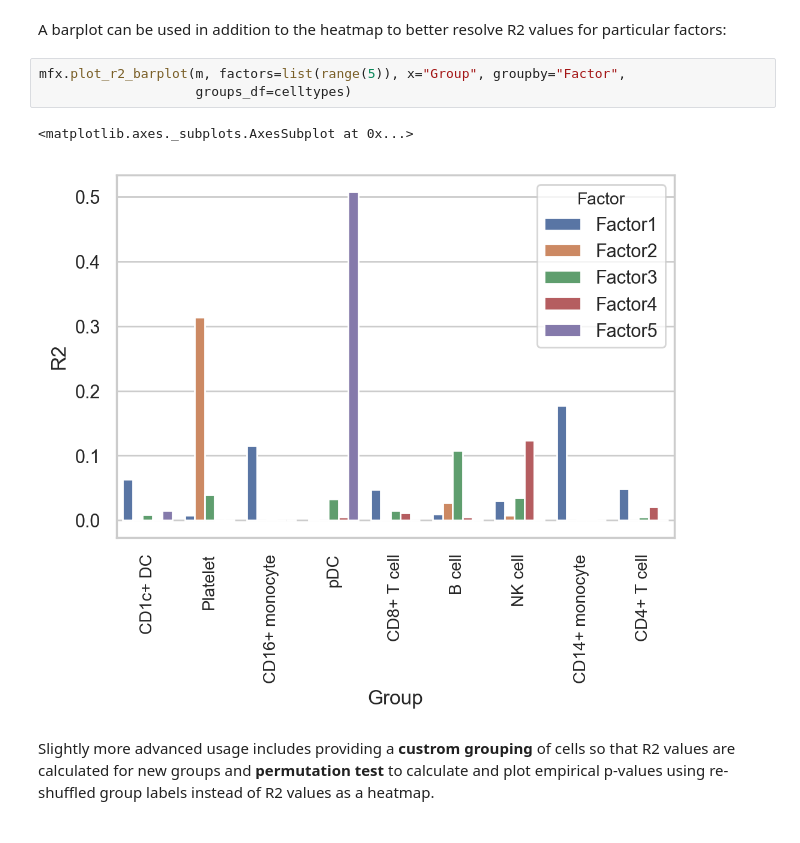
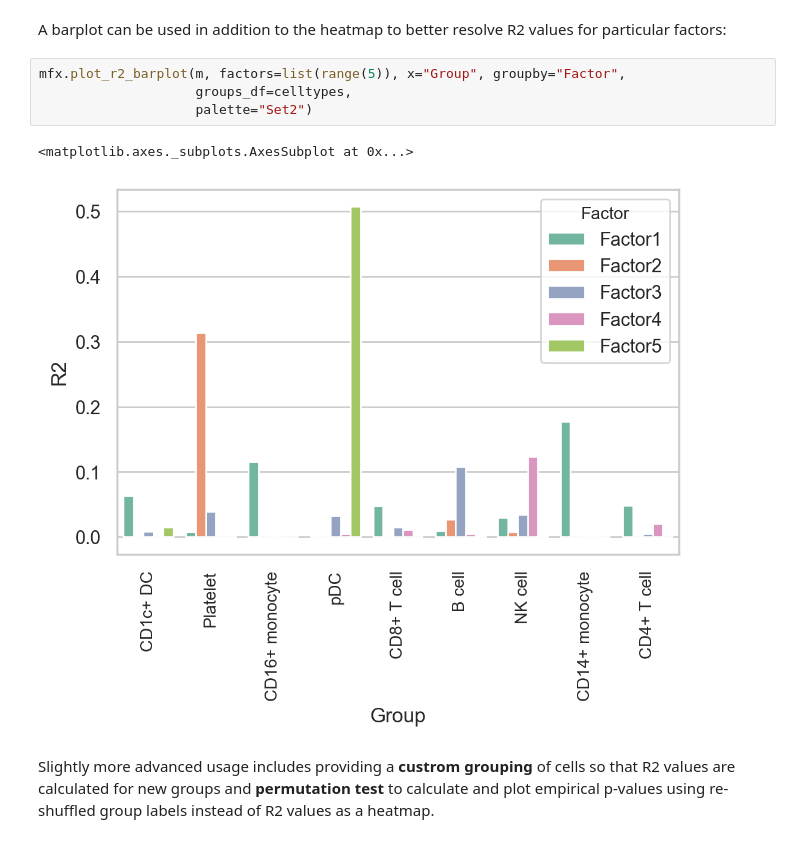
Before and after one commit to bioFAM/mofax, a Jupyter notebook: notebooks/getting_started_pbmc10k.ipynb, the cells around one changed output. Drawn from its saved outputs; the diff is of its cells as text.

```diff
--- a/notebooks/getting_started_pbmc10k.ipynb
+++ b/notebooks/getting_started_pbmc10k.ipynb
@@ -261,10 +274,11 @@ mfx.plot_r2(m, factors=list(range(10)),
 A barplot can be used in addition to the heatmap to better resolve R2 values for particular factors:
 # %%
 mfx.plot_r2_barplot(m, factors=list(range(5)), x="Group", groupby="Factor",
-                    groups_df=celltypes)
+                    groups_df=celltypes,
+                    palette="Set2")
 # %% [output]
 <matplotlib.axes._subplots.AxesSubplot at 0x...>
-[figure, old version]
+[figure, new version]
 # %% [markdown]
 Slightly more advanced usage includes providing a **custrom grouping** of cells so that R2 values are calculated for new groups and **permutation test** to calculate and plot empirical p-values using re-shuffled group labels instead of R2 values as a heatmap.
 # %% [markdown]
```
Also changed, not shown: parts of 8 cells of this notebook, 1 other file.
